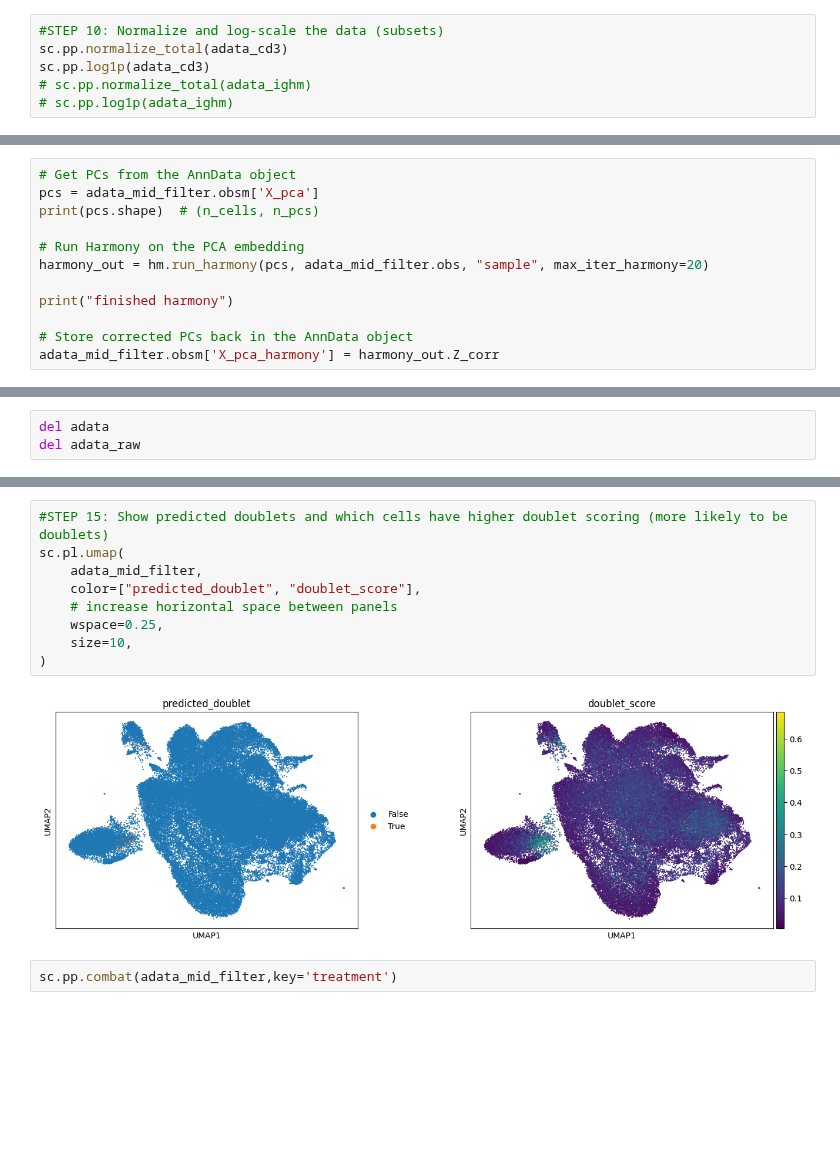
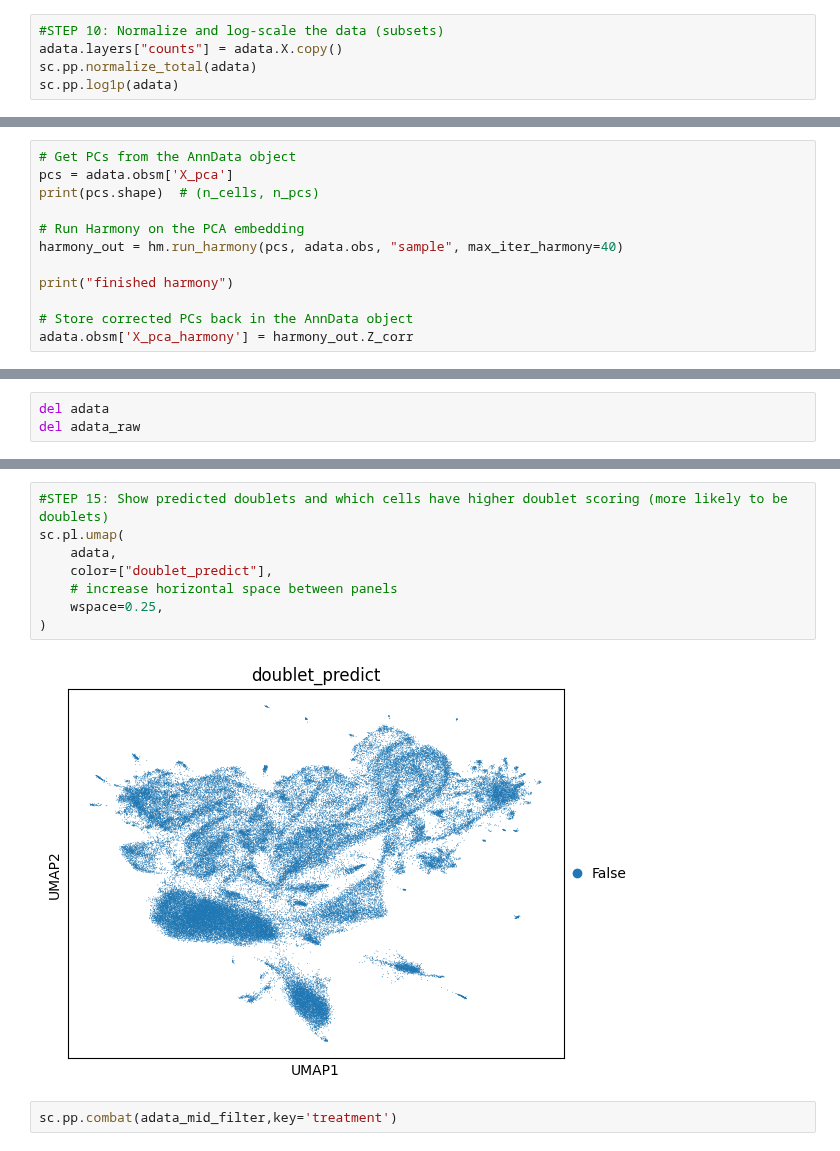
Before and after one commit to hvose-anschutz/viralogue-pipelines, a Jupyter notebook: scRNA-seq-pipeline/scRNA_part1_cellranger.ipynb, the cells around one changed output, grey strips where cells are left out. Cells and saved outputs as stored; diff of their text form; blank space fills up the shorter version.

```diff
--- a/scRNA-seq-pipeline/scRNA_part1_cellranger.ipynb
+++ b/scRNA-seq-pipeline/scRNA_part1_cellranger.ipynb
@@ -411,10 +506,9 @@ sc.pp.log1p(adata_mid_filter)
 adata_cd3.layers["counts"] = adata_cd3.X.copy()
 # %%
 #STEP 10: Normalize and log-scale the data (subsets)
-sc.pp.normalize_total(adata_cd3)
-sc.pp.log1p(adata_cd3)
-# sc.pp.normalize_total(adata_ighm)
-# sc.pp.log1p(adata_ighm)
+adata.layers["counts"] = adata.X.copy()
+sc.pp.normalize_total(adata)
+sc.pp.log1p(adata)
 # %% [markdown]
 ## FEATURE SELECTION
 Even after our normalization and cell filtering, we still have over 20,000 genes contained in our dataset. For the purpose of our analysis, we want to try and reduce the dimensionality of our dataset to only look at the most descriptive and informative genes in our dataset. We can do this by using the built in `sc.pp.highly_variable_genes` function to determine which genes are the most representative of our dataset, based on the `batch_key` parameter. In this example, we want to find the 2000 most highly variable genes per infection type.
@@ -456,13 +556,13 @@ sc.pl.pca_variance_ratio(adata_mid_filter, n_pcs=50, log=True)
 # %%
 # Get PCs from the AnnData object
-pcs = adata_mid_filter.obsm['X_pca']
+pcs = adata.obsm['X_pca']
 print(pcs.shape)  # (n_cells, n_pcs)
 
 # Run Harmony on the PCA embedding
-harmony_out = hm.run_harmony(pcs, adata_mid_filter.obs, "sample", max_iter_harmony=20)
+harmony_out = hm.run_harmony(pcs, adata.obs, "sample", max_iter_harmony=40)
 
 print("finished harmony")
 
 # Store corrected PCs back in the AnnData object
-adata_mid_filter.obsm['X_pca_harmony'] = harmony_out.Z_corr
+adata.obsm['X_pca_harmony'] = harmony_out.Z_corr
 # %% [output]
@@ -509,14 +624,13 @@ sc.pl.umap(
 # %%
 #STEP 15: Show predicted doublets and which cells have higher doublet scoring (more likely to be doublets)
 sc.pl.umap(
-    adata_mid_filter,
-    color=["predicted_doublet", "doublet_score"],
+    adata,
+    color=["doublet_predict"],
     # increase horizontal space between panels
     wspace=0.25,
-    size=10,
 )
 # %% [output]
-[figure, old version]
+[figure, new version]
 # %%
 sc.pp.combat(adata_mid_filter,key='treatment')
 # %%
```
Also changed, not shown: parts of 44 cells of this notebook, 8 other files.
